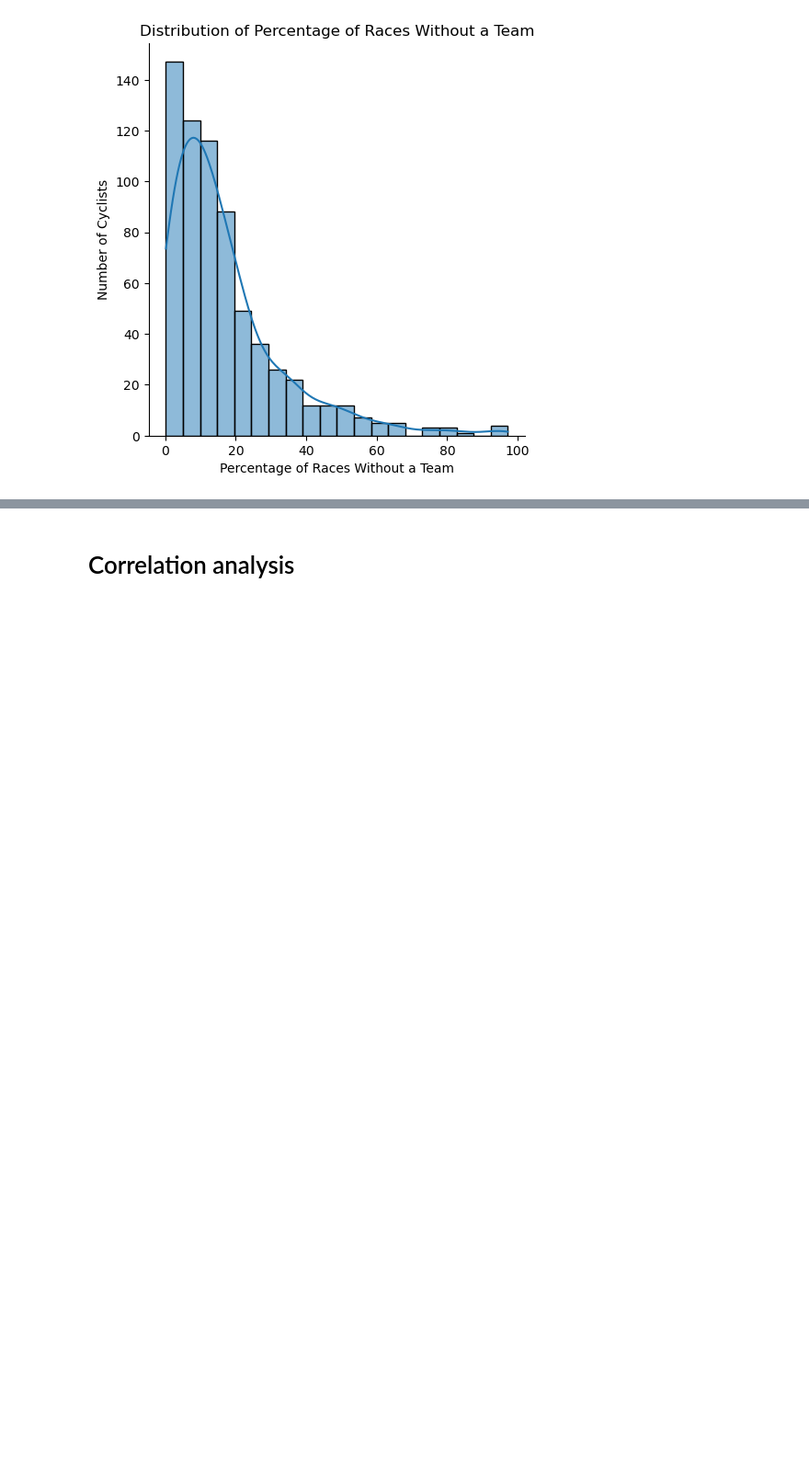
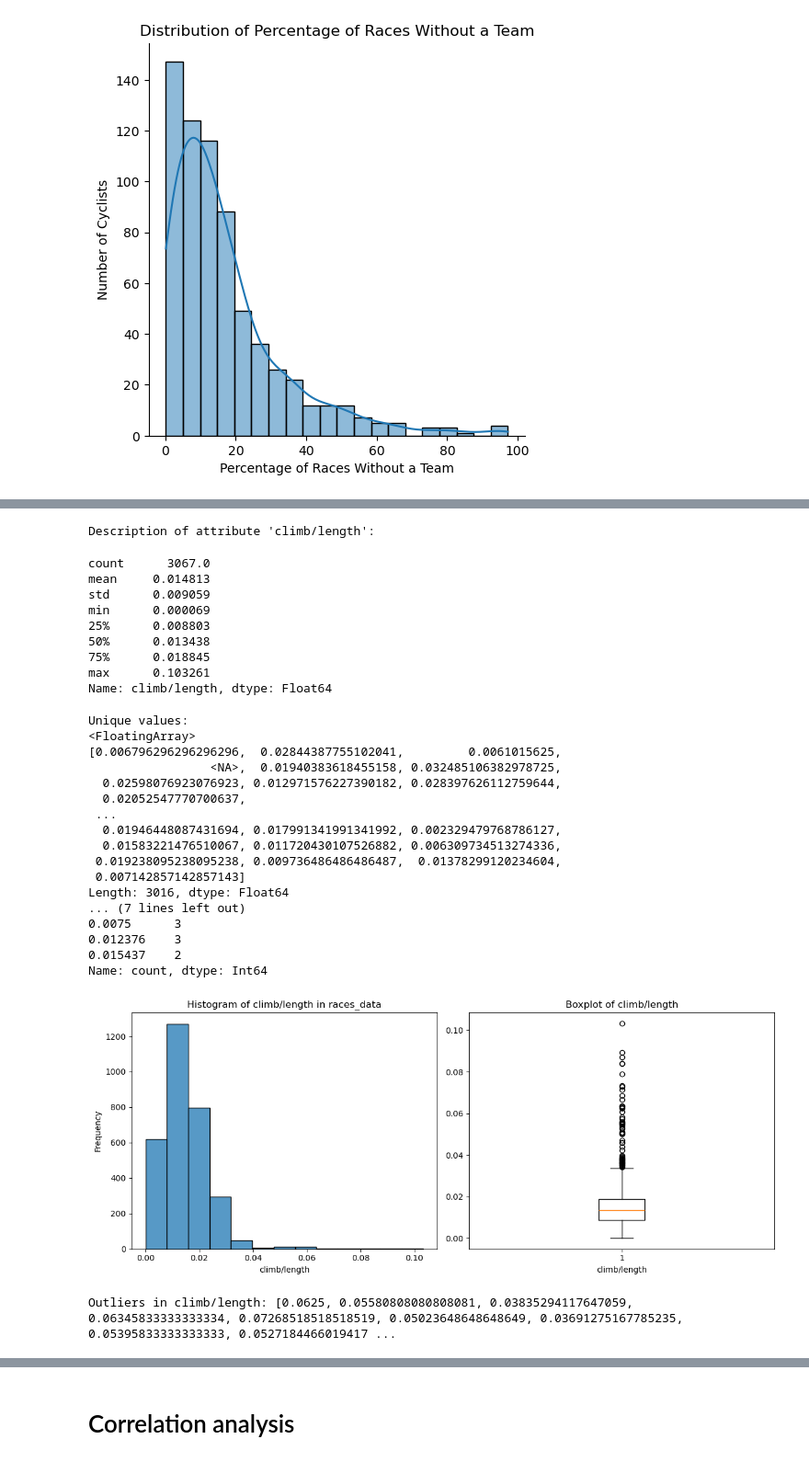
Before and after one commit to luca-rizzo/dm-2024-project, a Jupyter notebook: notebook/data_understanding.ipynb, the cells around one changed output, grey strips where cells are left out. Shown at 92% size. Saved outputs shown, nothing was run; the diff lists cells and outputs as text; code cells hidden in the pictures; blank space fills up the shorter version.

```diff
--- a/notebook/data_understanding.ipynb
+++ b/notebook/data_understanding.ipynb
@@ -1908,0 +1942,32 @@ plt.show()
+# %%
+stats_and_distribution(races_data, 'climb/length', attr_type='numerical')
+# %% [output]
+Description of attribute 'climb/length':
+count      3067.0
+mean     0.014813
+std      0.009059
+min      0.000069
+25%      0.008803
+50%      0.013438
+75%      0.018845
+max      0.103261
+Name: climb/length, dtype: Float64
+Unique values:
+<FloatingArray>
+[0.006796296296296296,  0.02844387755102041,         0.0061015625,
+                 <NA>,  0.01940383618455158, 0.032485106382978725,
+  0.02598076923076923, 0.012971576227390182, 0.028397626112759644,
+  0.02052547770700637,
+ ...
+  0.01946448087431694, 0.017991341991341992, 0.002329479768786127,
+  0.01583221476510067, 0.011720430107526882, 0.006309734513274336,
+ 0.019238095238095238, 0.009736486486486487,  0.01378299120234604,
+ 0.007142857142857143]
+Length: 3016, dtype: Float64
+... (7 lines left out)
+0.0075      3
+0.012376    3
+0.015437    2
+Name: count, dtype: Int64
+[figure, added]
+Outliers in climb/length: [0.0625, 0.05580808080808081, 0.03835294117647059, 0.06345833333333334, 0.07268518518518519, 0.05023648648648649, 0.03691275167785235, 0.05395833333333333, 0.0527184466019417 ...
```
Also changed, not shown: parts of 15 cells of this notebook.
